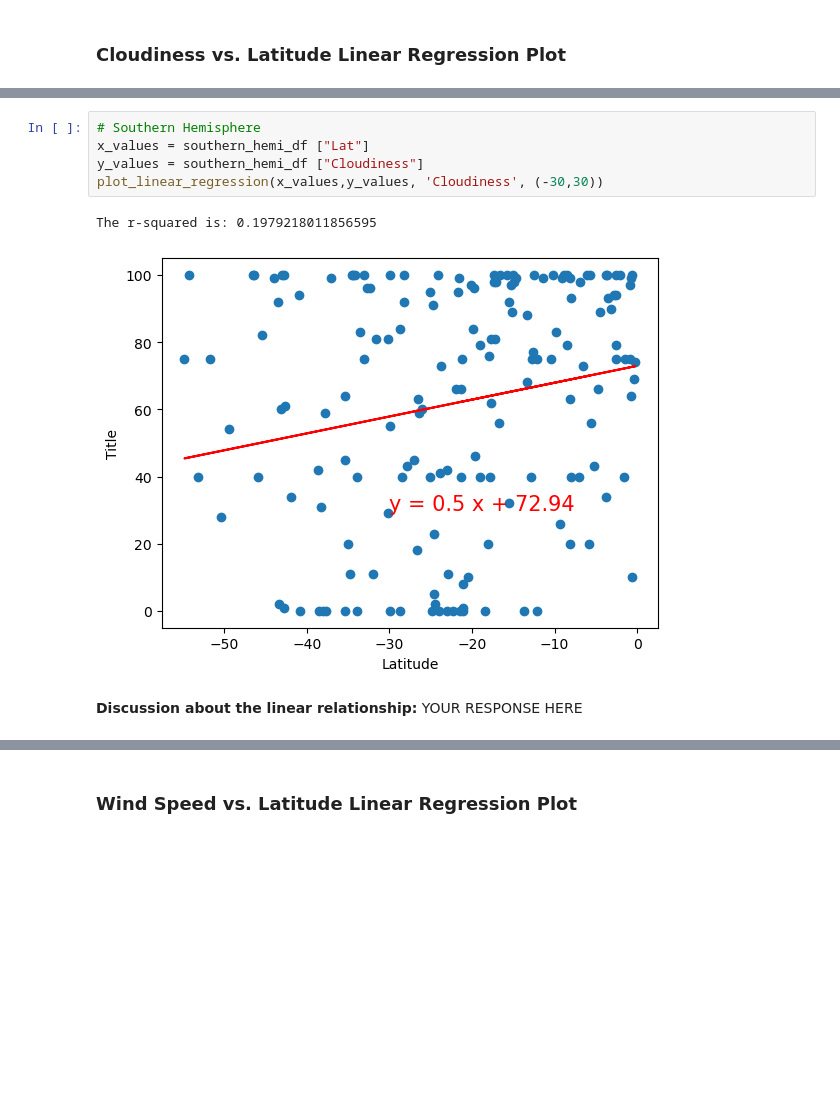
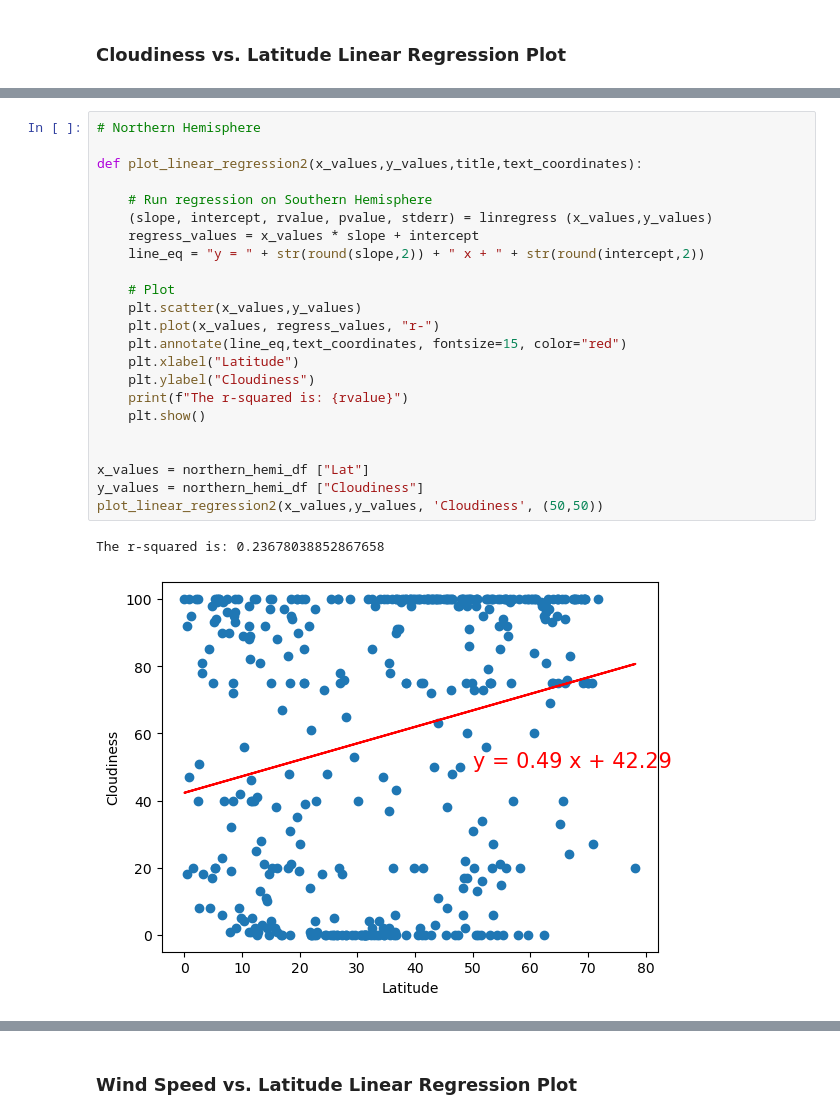
Before and after one commit to emely-zelaya/Challenge6_Python_API, a Jupyter notebook: WeatherPy/WeatherPy.ipynb, the cells around one changed output, grey strips where cells are left out. Drawn from its saved outputs; the diff is of its cells as text; blank space fills up the shorter version.

```diff
--- a/WeatherPy/WeatherPy.ipynb
+++ b/WeatherPy/WeatherPy.ipynb
@@ -382,10 +410,26 @@ The r-squared is: 0.23678038852867658
-# %%
-# Southern Hemisphere
-x_values = southern_hemi_df ["Lat"]
-y_values = southern_hemi_df ["Cloudiness"]
-plot_linear_regression(x_values,y_values, 'Cloudiness', (-30,30))
-# %% [output]
-The r-squared is: 0.1979218011856595
-[figure, removed]
-# %% [markdown]
-**Discussion about the linear relationship:** YOUR RESPONSE HERE
+# %%
+# Northern Hemisphere
+
+def plot_linear_regression2(x_values,y_values,title,text_coordinates):
+
+    # Run regression on Southern Hemisphere
+    (slope, intercept, rvalue, pvalue, stderr) = linregress (x_values,y_values)
+    regress_values = x_values * slope + intercept
+    line_eq = "y = " + str(round(slope,2)) + " x + " + str(round(intercept,2))
+
+    # Plot
+    plt.scatter(x_values,y_values)
+    plt.plot(x_values, regress_values, "r-")
+    plt.annotate(line_eq,text_coordinates, fontsize=15, color="red")
+    plt.xlabel("Latitude")
+    plt.ylabel("Cloudiness")
+    print(f"The r-squared is: {rvalue}")
+    plt.show()
+
+
+x_values = northern_hemi_df ["Lat"]
+y_values = northern_hemi_df ["Cloudiness"]
+plot_linear_regression2(x_values,y_values, 'Cloudiness', (50,50))
+# %% [output]
+The r-squared is: 0.23678038852867658
+[figure, added]
```
Also changed, not shown: parts of 20 cells of this notebook.
